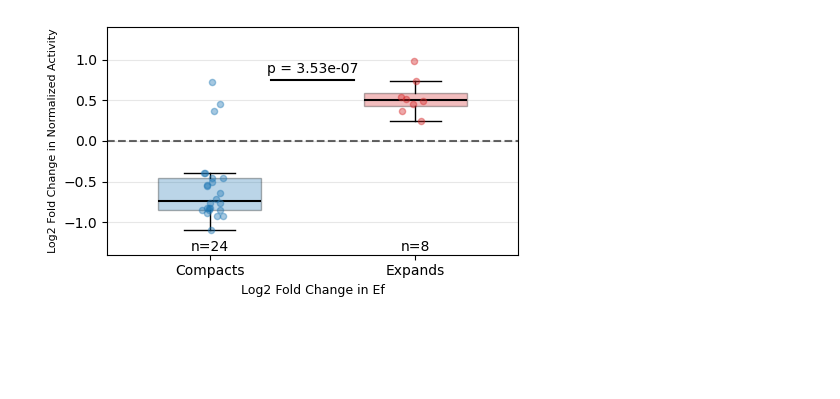
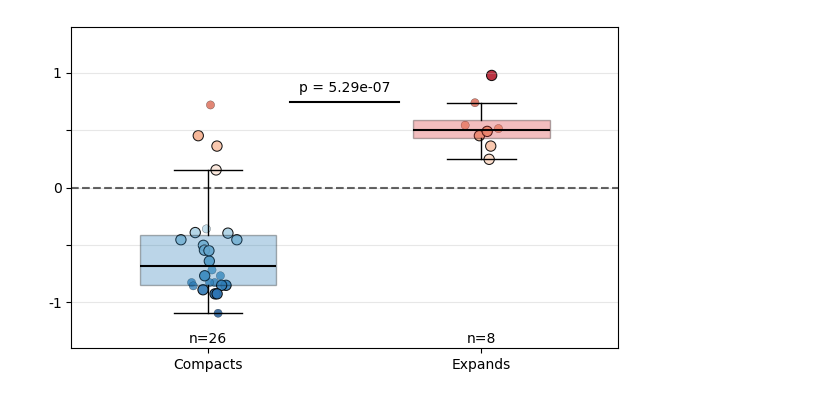
Before and after one commit to sukeniklab/CRX_2026, a Jupyter notebook: Scripts/Fig4_Ef-act.ipynb, the cells around one changed output. Drawn from its saved outputs; the diff is of its cells as text; code cells hidden in the pictures; blank space fills up the shorter version.

Commit message:
Added SLiM finding to the scripts here, killed CRX_fullength
New figures directory for shared work on SVGs

Slight figure changes

```diff
--- a/Scripts/Fig4_Ef-act.ipynb
+++ b/Scripts/Fig4_Ef-act.ipynb
@@ -212,8 +126,11 @@ activity_significant = volcano_data['ks_fdr_pvalue'] < 0.05
 is_significant = ef_significant & activity_significant
 
 # Split data into significant and non-significant
-significant_volcano = volcano_data[is_significant]
-nonsignificant_volcano = volcano_data[~is_significant]
+significant_volcano = volcano_data[ef_significant]
+nonsignificant_volcano = volcano_data[~ef_significant]
+
+norm = Normalize(vmin=-1.25, vmax=1.25)
+cmap = 'RdBu_r'
 
 # Plot significant points with color mapping
 if len(significant_volcano) > 0:
@@ -224,7 +141,7 @@ if len(significant_volcano) > 0:
     scatter_sig = ax.scatter(significant_volcano['log2fc_Ef_cell'],
                             significant_volcano['-log10_pvalue'],
                             c=significant_volcano['log2fc_activity'],
-                            cmap='RdBu_r', s=sizes_sig, alpha=.8,
+                            cmap=cmap, norm=norm, s=sizes_sig, alpha=.8,
                             edgecolors='black', linewidths=edge_widths_sig)
 
     # Add error bars for significant points
@@ -285,5 +202,10 @@ ax.legend(handles=legend_elements, loc='upper right', fontsize=10)
 ax.grid(alpha=0.3)
 
 plt.tight_layout()
-plt.show()
+
+plt.savefig('/Users/trev/Downloads/EfVolcano.svg')
+
+print(f"Significant points:     {len(significant_volcano)}")
+print(f"Non-significant points: {len(nonsignificant_volcano)}")
+print(f"Total points plotted:   {len(volcano_data)}")
 # %% [output]
@@ -291,9 +216,12 @@ plt.show()
 # %%
+norm = Normalize(vmin=-1.25, vmax=1.25)
+cmap = 'RdBu_r'
+
 # Create boxplot comparing activity fold change for positive vs negative Ef changes
-fig, ax = plt.subplots(figsize=(5, 3))
+fig, ax = plt.subplots(1,1, figsize=(6, 3.75))
 
 # Filter for significant points only
-sig_data = volcano_data[is_significant].copy()
+sig_data = volcano_data[ef_significant].copy()
 
 # Categorize by Ef_cell log2 fold change
 positive_ef = sig_data[sig_data['log2fc_Ef_cell'] > 0]['log2fc_activity']
@@ -303,7 +231,7 @@ negative_ef = sig_data[sig_data['log2fc_Ef_cell'] < 0]['log2fc_activity']
 data_to_plot = [positive_ef, negative_ef]
 categories = ['Compacts', 'Expands']
 
-bp = ax.boxplot(data_to_plot, labels=categories, patch_artist=True,
+bp = ax.boxplot(data_to_plot, tick_labels=categories, patch_artist=True,
                 widths=0.5,
                 boxprops=dict(facecolor='lightblue', alpha=0.3),
                 medianprops=dict(color='black', linewidth=1.5),
@@ -314,42 +242,85 @@ colors = ['#1f77b4', '#d62728']
 for patch, color in zip(bp['boxes'], colors):
     patch.set_facecolor(color)
 
-# Add individual points with matching colors
-point_colors = ['#1f77b4', '#d62728']  # Blue for Compacts, Red for Expands
+# Add individual points with matching colors (activity) and size (ClinVar)
+np.random.seed(6)
+
+scatter_for_cbar = None
+
 for i, data in enumerate(data_to_plot):
-    x_jitter = np.random.normal(i + 1, 0.04, size=len(data))
-    ax.scatter(x_jitter, data, alpha=0.4, s=20, color=point_colors[i], zorder=3)
+    # sub-dataframe for this category: 0 = Compacts (positive_ef), 1 = Expands (negative_ef)
+    if i == 0:
+        sub = sig_data[sig_data['log2fc_Ef_cell'] > 0].copy()
+    else:
+        sub = sig_data[sig_data['log2fc_Ef_cell'] < 0].copy()
+
+    y = sub['log2fc_activity'].values
+    x = np.random.normal(i + 1, 0.04, size=len(sub))
+
+    # ensure strict boolean mask (handles object dtype / NaNs)
+    is_clin = sub['in_clinvar'].astype(bool).to_numpy()
+
+    non_clin_mask = ~is_clin          # safe now that is_clin is bool
+    clin_mask = is_clin
+
+    # non-ClinVar
+    if non_clin_mask.sum() > 0:
+        sc = ax.scatter(
+            x[non_clin_mask], y[non_clin_mask],
+            c=y[non_clin_mask],
+            cmap=cmap, norm=norm,
+            alpha=0.8,
+            s=35,
+            edgecolors='black',
+            linewidth=0.2
+        )
+        if scatter_for_cbar is None:
+            scatter_for_cbar = sc
+
+    # ClinVar (bigger + black edge)
+    if clin_mask.sum() > 0:
+        sc2 = ax.scatter(
+            x[clin_mask], y[clin_mask],
+            c=y[clin_mask],
+            cmap=cmap, norm=norm,
+            alpha=0.9,
+            s=55,
+            edgecolors='black',
+            linewidth=0.75
+        )
+        if scatter_for_cbar is None:
+            scatter_for_cbar = sc2
 
 # Add reference line at 0
 ax.axhline(y=0, color='black', linestyle='--', linewidth=1.5, alpha=0.6)
 
 # Perform t-test between the two conditions
 t_stat, p_value = stats.ttest_ind(positive_ef, negative_ef)
 
 # Add horizontal bar and p-value annotation
 y_pos = 0.75
 x1, x2 = 1.3, 1.7
 ax.plot([x1, x2], [y_pos, y_pos], 'k-', linewidth=1.5)
 
 # Add p-value text in scientific notation
 ax.text((x1 + x2) / 2, y_pos + 0.08, f'p = {p_value:.2e}', ha='center', fontsize=10)
 
 ax.set_ylim(-1.4, 1.4)
 
 # Labels and styling
-ax.set_ylabel('Log2 Fold Change in Normalized Activity', fontsize=8)
-ax.set_xlabel('Log2 Fold Change in Ef', fontsize=9)
+#ax.set_ylabel('Log2 Fold Change in Normalized Activity', fontsize=8)
+ax.set_yticks([-1, 0, 1], minor = [-.5, .5])
+ax.set_yticklabels(['', '-1', '', '0', '', '1'], fontsize=10)
+#ax.set_xlabel('Log2 Fold Change in Ef', fontsize=9)
 ax.grid(axis='y', alpha=0.3)
 
 # Add sample sizes
 for i, data in enumerate(data_to_plot):
     ax.text(i + 1, ax.get_ylim()[0] + 0.05, f'n={len(data)}',
             ha='center', fontsize=10)
 
 plt.tight_layout()
-plt.show()
 
-# Print t-test results
-print(f"T-test results: t-statistic = {t_stat:.4f}, p-value = {p_value:.4e}")
+plt.savefig('/Users/trev/Downloads/EfActivityViolin.svg')
 # %% [output]
-[figure, old version]
+[figure, new version]
```
Also changed, not shown: parts of 6 cells of this notebook, 10 other files.
